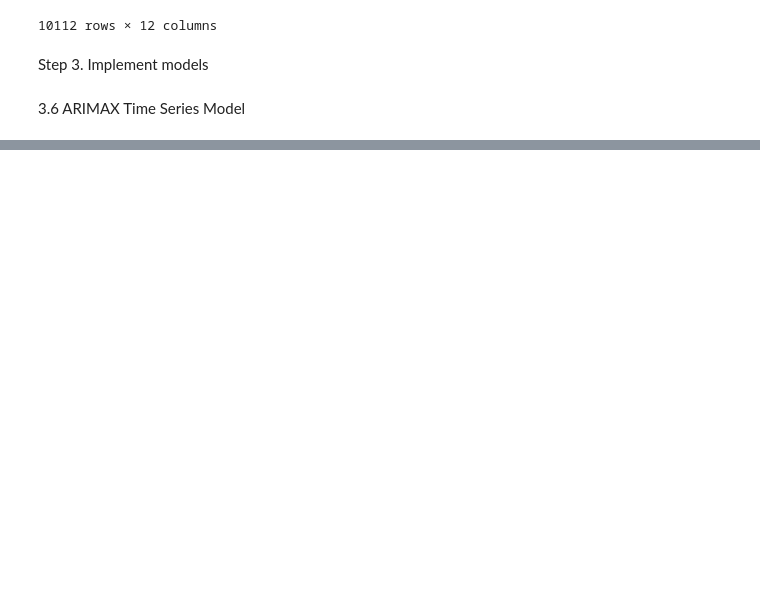
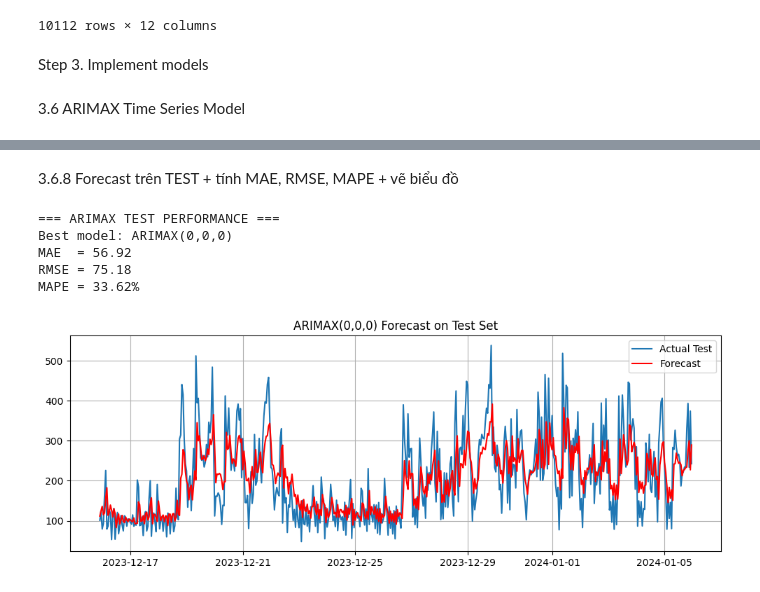
Before and after one commit to NuHuyn/mock2, a Jupyter notebook: Models/Arimax/Arimax.ipynb, the cells around one changed output, grey strips where cells are left out. Saved outputs shown, nothing was run; the diff lists cells and outputs as text; code cells hidden in the pictures; blank space fills up the shorter version.

Commit message:
fix arimax with more detail

```diff
--- a/Models/Arimax/Arimax.ipynb
+++ b/Models/Arimax/Arimax.ipynb
@@ -278,0 +444,20 @@ Best ARIMAX(2, 1, 1) → AIC=91719.47, MAE=1011.8833, RMSE=1300.2323
+# %%
+# === STEP 9: REFIT BEST ARIMAX MODEL ON TRAIN + VALIDATE ===
+
+from statsmodels.tsa.statespace.sarimax import SARIMAX
+
+# train_val = train + validate (0 → 95%)
+train_val = series.iloc[:val_end]
+exog_train_val = exog.iloc[:val_end]
+
+best_model = SARIMAX(
+    train_val,
+    exog = exog_train_val,
+    order = (p_best, d_best, q_best),
+    seasonal_order = (1,0,0,24),   # same seasonal setting as grid-search
+    enforce_stationarity = False,
+    enforce_invertibility = False
+).fit(disp=False)
+
+print("=== MODEL SUMMARY (Train+Validate) ===")
+print(best_model.summary())
@@ -278,0 +512,41 @@ Best ARIMAX(2, 1, 1) → AIC=91719.47, MAE=1011.8833, RMSE=1300.2323
+# %% [markdown]
+3.6.8 Forecast trên TEST + tính MAE, RMSE, MAPE + vẽ biểu đồ
+# %%
+# === STEP 10: FORECAST TEST & EVALUATION ===
+
+test_pred = best_model.get_forecast(
+    steps=len(test),
+    exog=exog_test
+).predicted_mean
+
+# align index
+test_pred.index = test.index
+
+from sklearn.metrics import mean_absolute_error, mean_squared_error
+import numpy as np
+
+mae_test  = mean_absolute_error(test, test_pred)
+rmse_test = np.sqrt(mean_squared_error(test, test_pred))
+mape_test = np.mean(np.abs((test - test_pred) / test)) * 100
+
+print("\n=== ARIMAX TEST PERFORMANCE ===")
+print(f"Best model: ARIMAX({p_best},{d_best},{q_best})")
+print(f"MAE  = {mae_test:.2f}")
+print(f"RMSE = {rmse_test:.2f}")
+print(f"MAPE = {mape_test:.2f}%")
+
+# plot
+plt.figure(figsize=(12,4))
+plt.plot(test, label='Actual Test')
+plt.plot(test_pred, color='red', label='Forecast')
+plt.legend()
+plt.grid(True)
+plt.title(f"ARIMAX({p_best},{d_best},{q_best}) Forecast on Test Set")
+plt.show()
+# %% [output]
+=== ARIMAX TEST PERFORMANCE ===
+Best model: ARIMAX(0,0,0)
+MAE  = 56.92
+RMSE = 75.18
+MAPE = 33.62%
+[figure, added]
```
Also changed, not shown: parts of 22 cells of this notebook.
